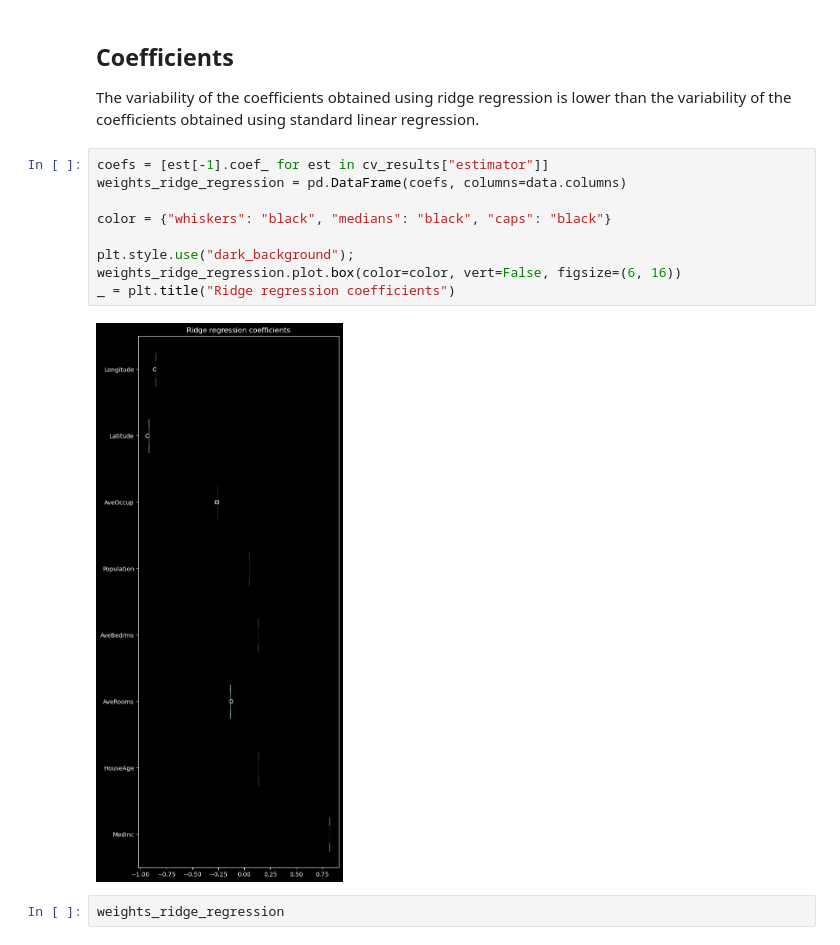
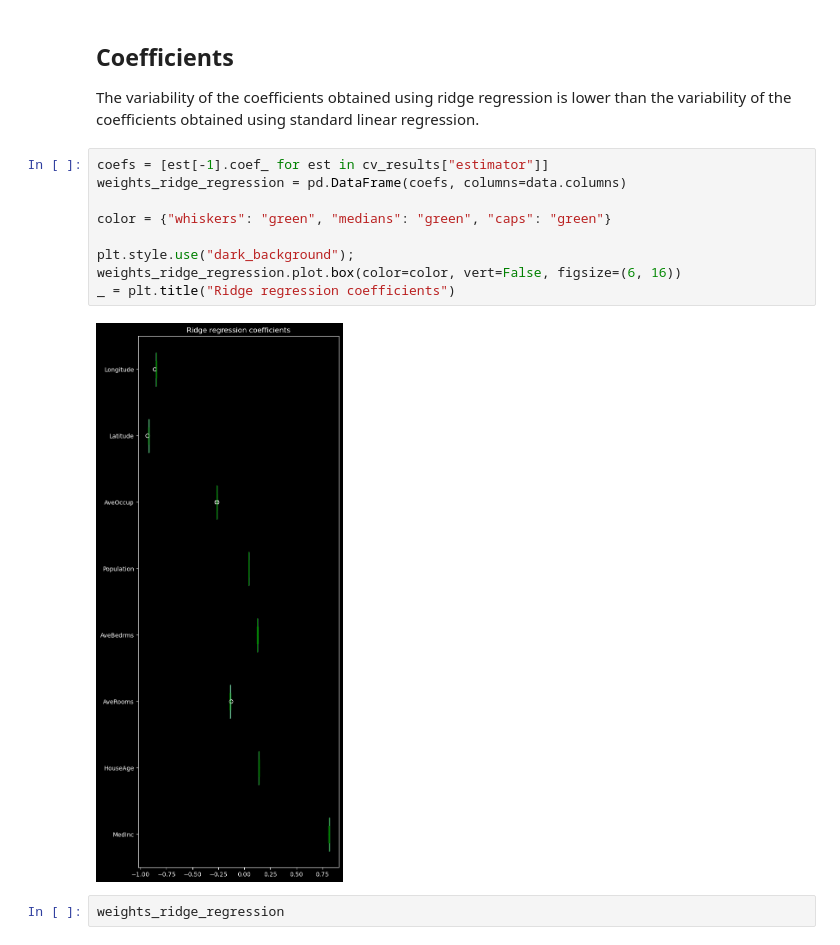
Before and after one commit to ufosoftwarellc/mlfab_linear, a Jupyter notebook: ca_housing_ridge.ipynb, the cells around one changed output. Drawn from its saved outputs; the diff is of its cells as text.

```diff
--- a/ca_housing_ridge.ipynb
+++ b/ca_housing_ridge.ipynb
@@ -94,14 +94,14 @@ The variability of the coefficients obtained using ridge regression is lower tha
 # %%
 coefs = [est[-1].coef_ for est in cv_results["estimator"]]
 weights_ridge_regression = pd.DataFrame(coefs, columns=data.columns)
 
-color = {"whiskers": "black", "medians": "black", "caps": "black"}
+color = {"whiskers": "green", "medians": "green", "caps": "green"}
 
 plt.style.use("dark_background");
 weights_ridge_regression.plot.box(color=color, vert=False, figsize=(6, 16))
 _ = plt.title("Ridge regression coefficients")
 # %% [output]
-[figure, old version]
+[figure, new version]
 # %%
 weights_ridge_regression
 # %% [output]
```
Also changed, not shown: 2 other files.
